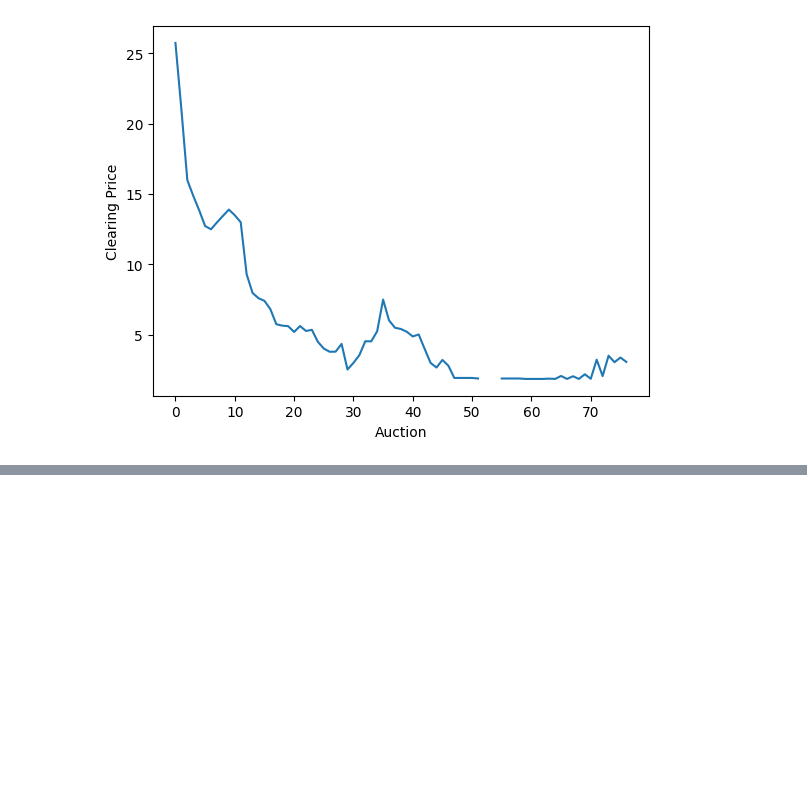
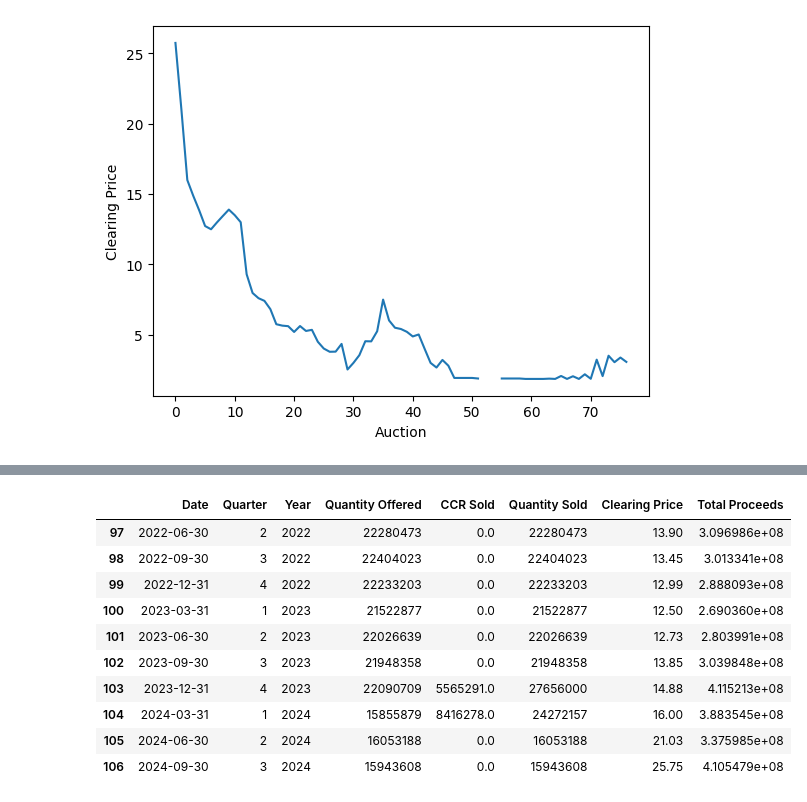
Before and after one commit to Rutgers-Economics-Labs/CleanEnergyFundingF24, a Jupyter notebook: analyze.ipynb, the cells around one changed output, grey strips where cells are left out. Saved outputs shown, nothing was run; the diff lists cells and outputs as text; code cells hidden in the pictures; blank space fills up the shorter version.

```diff
--- a/analyze.ipynb
+++ b/analyze.ipynb
@@ -358,3 +363,25 @@ plt.xlabel('Auction')
 plt.show()
 # %% [output]
 [figure]
+# %%
+def get_quarter(date):
+    month = date.month
+    year = date.year
+
+    if month <= 3:
+        quarter = 1
+    elif month <= 6:
+        quarter = 2
+    elif month <= 9:
+        quarter = 3
+    else:
+        quarter = 4
+
+    return year, quarter
+# %%
+# make a dataframe with the indexes with the quarters going from 1998 to 2020
+quarters = pd.date_range(start='1998-01-01', end='2024-10-01', freq='Q')
+quarters_df = pd.DataFrame(quarters, columns=['Date'])
+quarters_df['Quarter'] = quarters_df['Date'].dt.quarter
+quarters_df['Year'] = quarters_df['Date'].dt.year
+quarters_df.tail()
@@ -360,0 +395,18 @@ plt.show()
+# %%
+# loop through all the auction data and add it to the quarters df by aggregating the columns
+
+# add the data.columns to the quarters_df
+columns = data.columns[2:]
+print(columns)
+
+for column in columns:
+    quarters_df[column] = 0
+
+for index, row in data.iterrows():
+    year, quarter = get_quarter(pd.to_datetime(row[' Date']))
+    quarter_row = quarters_df.loc[(quarters_df['Year'] == year) & (quarters_df['Quarter'] == quarter)]
+    for column in columns:
+        quarter_row[column] = quarter_row[column] + row[column]
+    quarters_df.loc[(quarters_df['Year'] == year) & (quarters_df['Quarter'] == quarter)]  = quarter_row
+
+quarters_df.head()
@@ -360,0 +440,14 @@ plt.show()
+# %%
+quarters_df.tail(10)
+# %% [output]
+|  | Date | Quarter | Year | Quantity Offered | CCR Sold | Quantity Sold | Clearing Price | Total Proceeds |
+| 97 | 2022-06-30 | 2 | 2022 | 22280473 | 0.0 | 22280473 | 13.90 | 3.096986e+08 |
+| 98 | 2022-09-30 | 3 | 2022 | 22404023 | 0.0 | 22404023 | 13.45 | 3.013341e+08 |
+| 99 | 2022-12-31 | 4 | 2022 | 22233203 | 0.0 | 22233203 | 12.99 | 2.888093e+08 |
+| 100 | 2023-03-31 | 1 | 2023 | 21522877 | 0.0 | 21522877 | 12.50 | 2.690360e+08 |
+| 101 | 2023-06-30 | 2 | 2023 | 22026639 | 0.0 | 22026639 | 12.73 | 2.803991e+08 |
+| 102 | 2023-09-30 | 3 | 2023 | 21948358 | 0.0 | 21948358 | 13.85 | 3.039848e+08 |
+| 103 | 2023-12-31 | 4 | 2023 | 22090709 | 5565291.0 | 27656000 | 14.88 | 4.115213e+08 |
+| 104 | 2024-03-31 | 1 | 2024 | 15855879 | 8416278.0 | 24272157 | 16.00 | 3.883545e+08 |
+| 105 | 2024-06-30 | 2 | 2024 | 16053188 | 0.0 | 16053188 | 21.03 | 3.375985e+08 |
+| 106 | 2024-09-30 | 3 | 2024 | 15943608 | 0.0 | 15943608 | 25.75 | 4.105479e+08 |
```
Also changed, not shown: parts of 4 cells of this notebook, 1 other file.
